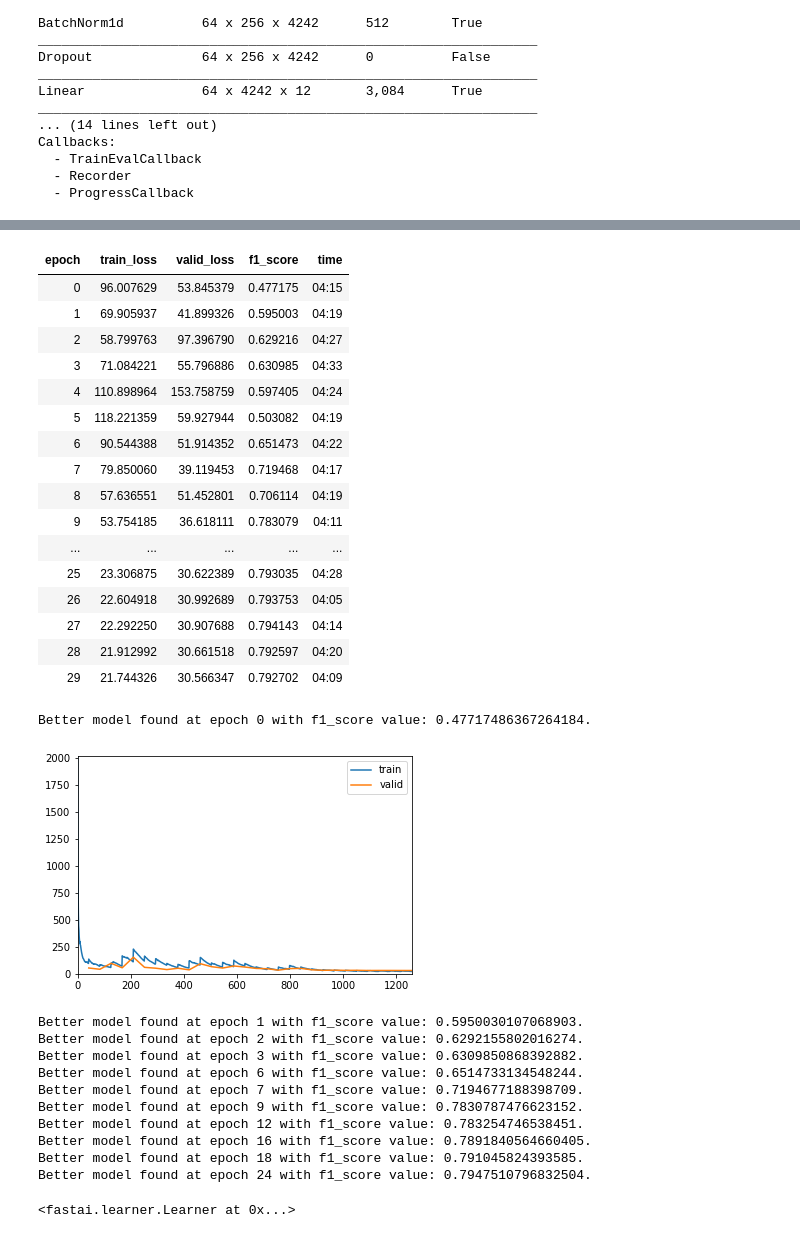
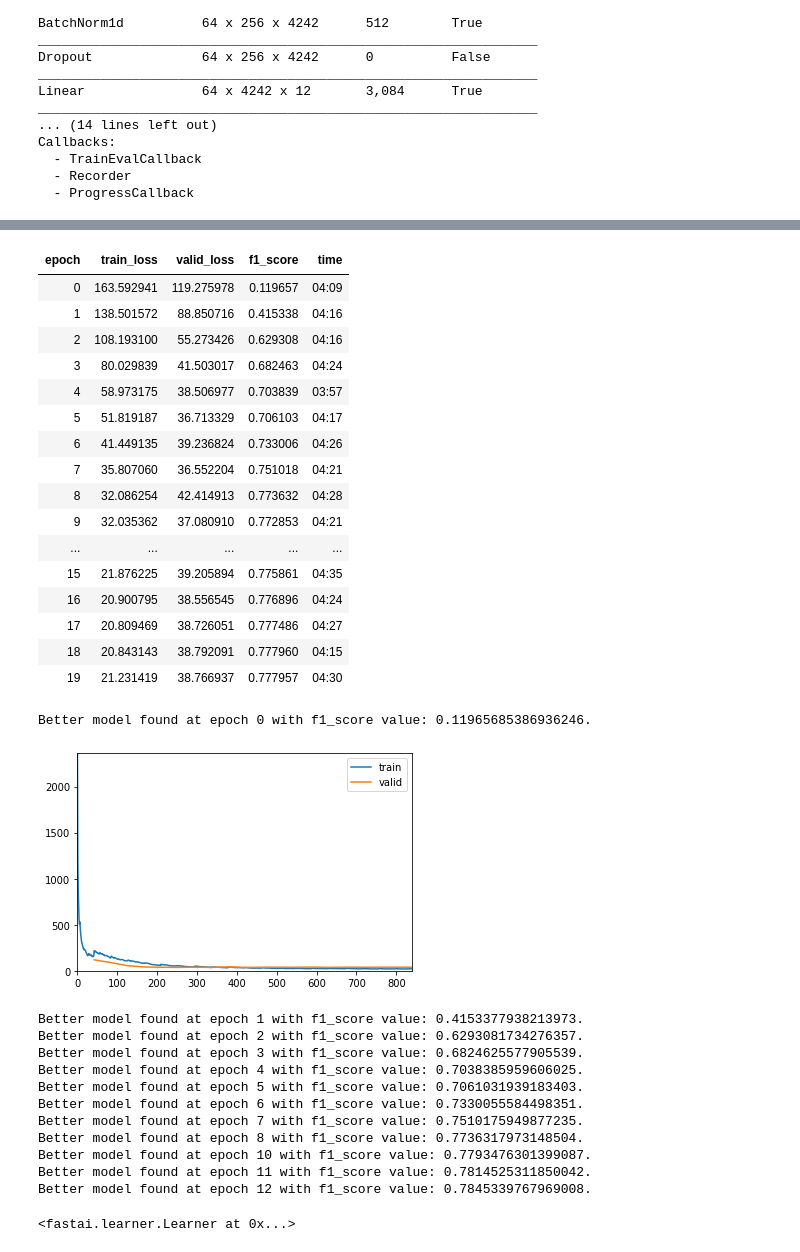
Before and after one commit to peluz/victor-visual-text, a Jupyter notebook: sequence_clf.ipynb, the cells around one changed output, grey strips where cells are left out. Saved outputs shown, nothing was run; the diff lists cells and outputs as text; code cells hidden in the pictures.

```diff
--- a/sequence_clf.ipynb
+++ b/sequence_clf.ipynb
@@ -531,40 +499,41 @@ Better model found at epoch 9 with f1_score value: 0.7853273887274553.
 # %%
-model = BiLSTMCRF(hidden_dim=256)
+model = BiLSTMCRF()
 # %%
 learn = Learner(dls, model, loss_func=model.crf_loss_func, metrics=[MyFScore()])
 # %%
-learn.add_cbs([SaveModelCallback(monitor='f1_score', fname='best_lstm_crf_256_moreEpochs'),
+learn.add_cbs([SaveModelCallback(monitor='f1_score', fname='best_lstm_crf_128_moreEpochs'),
                                        ShowGraphCallback()])
 # %%
-learn.fit_one_cycle(30, lr_max=1e-2, pct_start=0.25/3)
+learn.fit_one_cycle(20, lr_max=1e-3)
 # %% [output]
 | epoch | train_loss | valid_loss | f1_score | time |
-| 0 | 96.007629 | 53.845379 | 0.477175 | 04:15 |
-| 1 | 69.905937 | 41.899326 | 0.595003 | 04:19 |
-| 2 | 58.799763 | 97.396790 | 0.629216 | 04:27 |
-| 3 | 71.084221 | 55.796886 | 0.630985 | 04:33 |
-| 4 | 110.898964 | 153.758759 | 0.597405 | 04:24 |
-| 5 | 118.221359 | 59.927944 | 0.503082 | 04:19 |
-| 6 | 90.544388 | 51.914352 | 0.651473 | 04:22 |
-| 7 | 79.850060 | 39.119453 | 0.719468 | 04:17 |
-| 8 | 57.636551 | 51.452801 | 0.706114 | 04:19 |
-| 9 | 53.754185 | 36.618111 | 0.783079 | 04:11 |
+| 0 | 163.592941 | 119.275978 | 0.119657 | 04:09 |
+| 1 | 138.501572 | 88.850716 | 0.415338 | 04:16 |
+| 2 | 108.193100 | 55.273426 | 0.629308 | 04:16 |
+| 3 | 80.029839 | 41.503017 | 0.682463 | 04:24 |
+| 4 | 58.973175 | 38.506977 | 0.703839 | 03:57 |
+| 5 | 51.819187 | 36.713329 | 0.706103 | 04:17 |
+| 6 | 41.449135 | 39.236824 | 0.733006 | 04:26 |
+| 7 | 35.807060 | 36.552204 | 0.751018 | 04:21 |
+| 8 | 32.086254 | 42.414913 | 0.773632 | 04:28 |
+| 9 | 32.035362 | 37.080910 | 0.772853 | 04:21 |
 | ... | ... | ... | ... | ... |
-| 25 | 23.306875 | 30.622389 | 0.793035 | 04:28 |
-| 26 | 22.604918 | 30.992689 | 0.793753 | 04:05 |
-| 27 | 22.292250 | 30.907688 | 0.794143 | 04:14 |
-| 28 | 21.912992 | 30.661518 | 0.792597 | 04:20 |
-| 29 | 21.744326 | 30.566347 | 0.792702 | 04:09 |
+| 15 | 21.876225 | 39.205894 | 0.775861 | 04:35 |
+| 16 | 20.900795 | 38.556545 | 0.776896 | 04:24 |
+| 17 | 20.809469 | 38.726051 | 0.777486 | 04:27 |
+| 18 | 20.843143 | 38.792091 | 0.777960 | 04:15 |
+| 19 | 21.231419 | 38.766937 | 0.777957 | 04:30 |
-Better model found at epoch 0 with f1_score value: 0.47717486367264184.
+Better model found at epoch 0 with f1_score value: 0.11965685386936246.
-[figure, old version]
+[figure, new version]
-Better model found at epoch 1 with f1_score value: 0.5950030107068903.
-Better model found at epoch 2 with f1_score value: 0.6292155802016274.
-Better model found at epoch 3 with f1_score value: 0.6309850868392882.
-Better model found at epoch 6 with f1_score value: 0.6514733134548244.
-Better model found at epoch 7 with f1_score value: 0.7194677188398709.
-Better model found at epoch 9 with f1_score value: 0.7830787476623152.
-Better model found at epoch 12 with f1_score value: 0.783254746538451.
-Better model found at epoch 16 with f1_score value: 0.7891840564660405.
-Better model found at epoch 18 with f1_score value: 0.791045824393585.
-Better model found at epoch 24 with f1_score value: 0.7947510796832504.
+Better model found at epoch 1 with f1_score value: 0.4153377938213973.
+Better model found at epoch 2 with f1_score value: 0.6293081734276357.
+Better model found at epoch 3 with f1_score value: 0.6824625577905539.
+Better model found at epoch 4 with f1_score value: 0.7038385959606025.
+Better model found at epoch 5 with f1_score value: 0.7061031939183403.
+Better model found at epoch 6 with f1_score value: 0.7330055584498351.
+Better model found at epoch 7 with f1_score value: 0.7510175949877235.
+Better model found at epoch 8 with f1_score value: 0.7736317973148504.
+Better model found at epoch 10 with f1_score value: 0.7793476301399087.
+Better model found at epoch 11 with f1_score value: 0.7814525311850042.
+Better model found at epoch 12 with f1_score value: 0.7845339767969008.
 # %%
```
Also changed, not shown: parts of 22 cells of this notebook, 3 other files.
